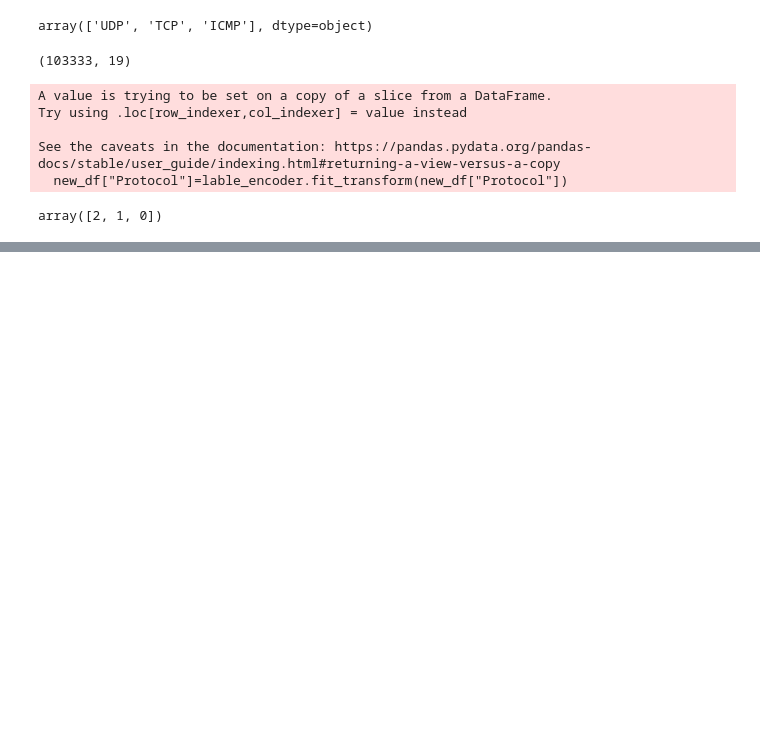
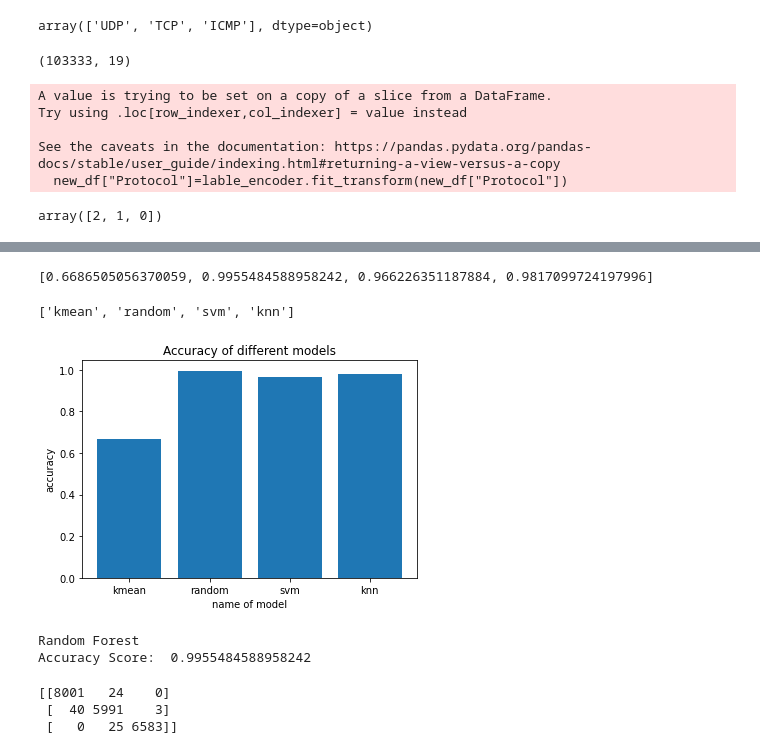
Before and after one commit to Anivesh-Agnihotri/Traffic-classification-and-mitigation-of-DDoS-Attack-in-SDN, a Jupyter notebook: Traffic_classifiaction_model_generation.ipynb, the cells around one changed output, grey strips where cells are left out. Drawn from its saved outputs; the diff is of its cells as text; code cells hidden in the pictures; blank space fills up the shorter version.

```diff
--- a/Traffic_classifiaction_model_generation.ipynb
+++ b/Traffic_classifiaction_model_generation.ipynb
@@ -413,12 +405,12 @@ es = EarlyStopping(
 # %%
-model.compile(loss='binary_crossentropy',
-              optimizer='Adam',
-              metrics=['accuracy'])
+# model.compile(loss='binary_crossentropy',
+#               optimizer='Adam',
+#               metrics=['accuracy'])
 # %%
-model.fit(x_train,
-          y_train,
-          epochs=30,
-          batch_size=250,
-          verbose=1,
-          validation_split=0.2,)
-          #callbacks=[es])
+# model.fit(x_train,
+#           y_train,
+#           epochs=30,
+#           batch_size=250,
+#           verbose=1,
+#           validation_split=0.2,)
+#           #callbacks=[es])
@@ -485,9 +453,9 @@ IndexError: tuple index out of range
 # %%
 ###split
 # %%
-names=['random','svm','knn']
+names=['kmean','random','svm','knn']
 # %%
-models=[random,svm,knn]
+models=[kmean,random,svm,knn]
 # %%
 name=[]
 results=[]
@@ -518,3 +487,20 @@ Accuracy Score:  0.966226351187884
 
 KNeighbour
 Accuracy Score:  0.9817099724197996
+# %%
+results
+# %% [output]
+[0.6686505056370059, 0.9955484588958242, 0.966226351187884, 0.9817099724197996]
+# %%
+names
+# %% [output]
+['kmean', 'random', 'svm', 'knn']
+# %%
+plt.bar(names,results)
+plt.xlabel('name of model')
+plt.ylabel('accuracy')
+plt.title("Accuracy of different models")
+plt.savefig("model_accuracy_traffic.jpg")
+plt.show()
+# %% [output]
+[figure, added]
@@ -520,0 +509,23 @@ Accuracy Score:  0.9817099724197996
+# %%
+model = RandomForestClassifier(n_estimators=5)
+model1= BaggingClassifier(base_estimator=model, n_estimators=7, random_state=41)
+results_model = model1.fit(x_train,y_train)
+y_pred1= results_model.predict(x_test)
+score=accuracy_score(y_test,y_pred1)
+print("\nRandom Forest\nAccuracy Score: ",+score)
+# %% [output]
+Random Forest
+Accuracy Score:  0.9955484588958242
+# %%
+from sklearn.metrics import confusion_matrix
+from sklearn.metrics import classification_report
+
+y_pred1= results_model.predict(x_test)
+#preds = np.round(results_model.predict(x_test))
+
+cm=confusion_matrix(y_test, y_pred1)
+print (cm)
+# %% [output]
+[[8001   24    0]
+ [  40 5991    3]
+ [   0   25 6583]]
```
Also changed, not shown: parts of 13 cells of this notebook, 2 other files.
